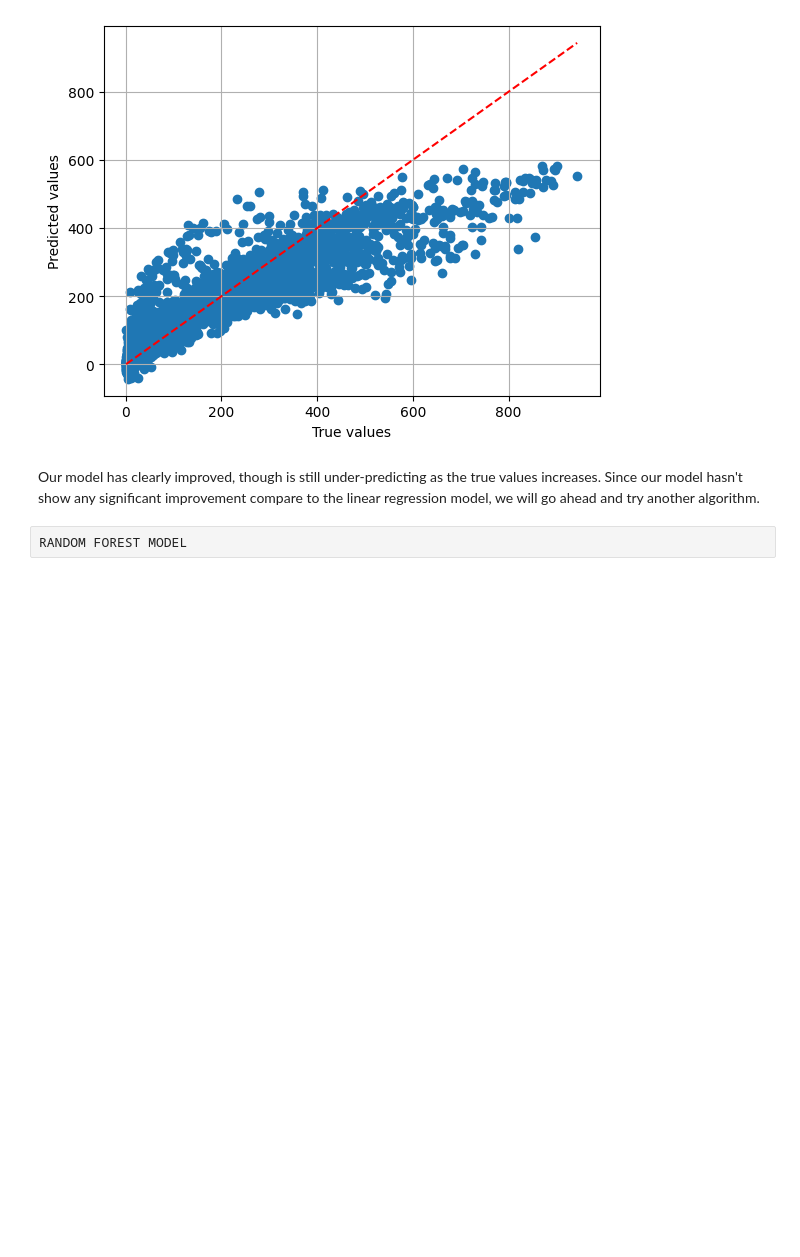
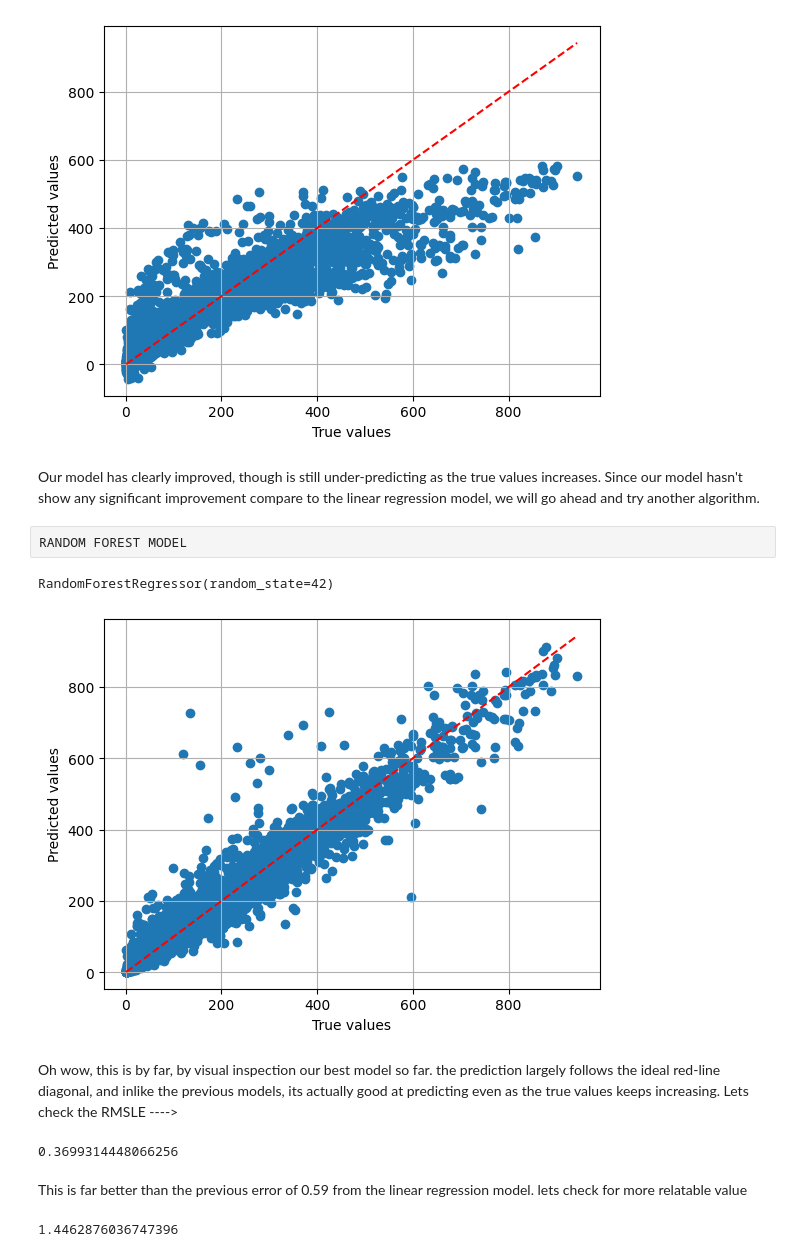
Before and after one commit to Mainasaid/Bike-demand-prediction, a Jupyter notebook: project.ipynb, the cells around one changed output. Cells and saved outputs as stored; diff of their text form; code cells hidden in the pictures; blank space fills up the shorter version.

Commit message:
Use the random forest regression algorithm to train data

```diff
--- a/project.ipynb
+++ b/project.ipynb
@@ -912,0 +915,19 @@ RANDOM FOREST MODEL
+# %%
+X_train, X_test, y_train, y_test = train_test_split(X, y, test_size=0.3, random_state=42)
+# %%
+forest_reg = RandomForestRegressor(random_state=42)
+# %%
+forest_reg.fit(X_train,y_train)
+# %% [output]
+RandomForestRegressor(random_state=42)
+# %%
+forest_pred = forest_reg.predict(X_test)
+# %%
+plt.scatter(y_test, forest_pred)
+plt.plot([min(y_test), max(y_test)], [min(y_test), max(y_test)], 'r--')  # plots a 45 degress, that is a perfect model line.
+plt.xlabel('True values'); plt.ylabel('Predicted values')
+plt.grid(True)
+# %% [output]
+[figure, added]
+# %% [markdown]
+Oh wow, this is by far, by visual inspection our best model so far. the prediction largely follows the ideal red-line diagonal, and inlike the previous models, its actually good at predicting even as the true values keeps increasing. Lets check the RMSLE ---->
@@ -912,0 +936,11 @@ RANDOM FOREST MODEL
+# %%
+rmsle = np.sqrt(msle)
+rmsle
+# %% [output]
+0.3699314448066256
+# %% [markdown]
+This is far better than the previous error of 0.59 from the linear regression model. lets check for more relatable value
+# %%
+np.exp(0.369)
+# %% [output]
+1.4462876036747396
```
Also changed, not shown: parts of 15 cells of this notebook.
